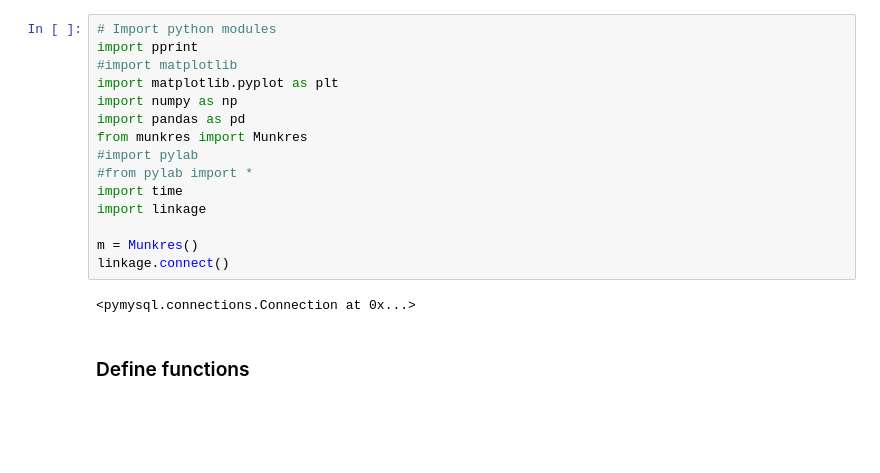
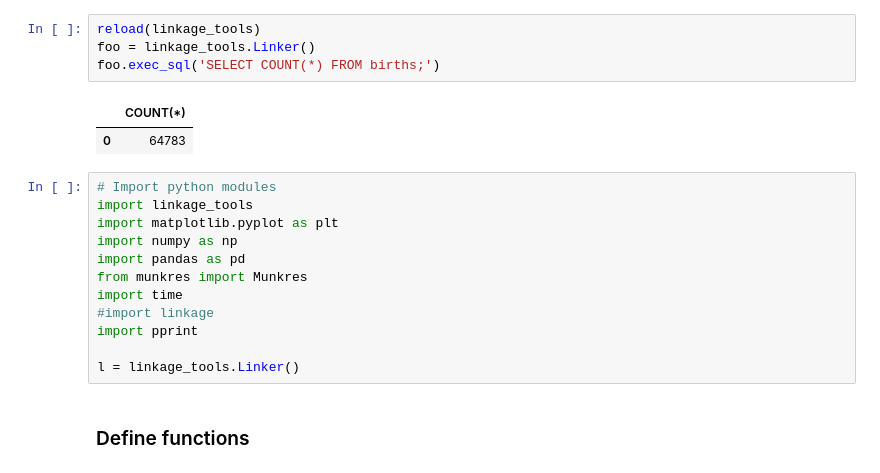
Before and after one commit to meccaLeccaHi/record_linkage, a Jupyter notebook: prob_linkage_newborn.ipynb, the cells around one changed output. Saved outputs shown, nothing was run; the diff lists cells and outputs as text; blank space fills up the shorter version.

```diff
--- a/prob_linkage_newborn.ipynb
+++ b/prob_linkage_newborn.ipynb
@@ -1,20 +1,22 @@
+# %%
+reload(linkage_tools)
+foo = linkage_tools.Linker()
+foo.exec_sql('SELECT COUNT(*) FROM births;')
+# %% [output]
+|  | COUNT(*) |
+| 0 | 64783 |
 # %%
 # Import python modules
-import pprint
-#import matplotlib
+import linkage_tools
 import matplotlib.pyplot as plt
 import numpy as np
 import pandas as pd
 from munkres import Munkres
-#import pylab
-#from pylab import *
 import time
-import linkage
+#import linkage
+import pprint
 
-m = Munkres()
-linkage.connect()
+l = linkage_tools.Linker()
-# %% [output]
-<pymysql.connections.Connection at 0x...>
 # %% [markdown]
 ### Define functions
 # %%
```
Also changed, not shown: parts of 4 cells of this notebook, 1 other file.
